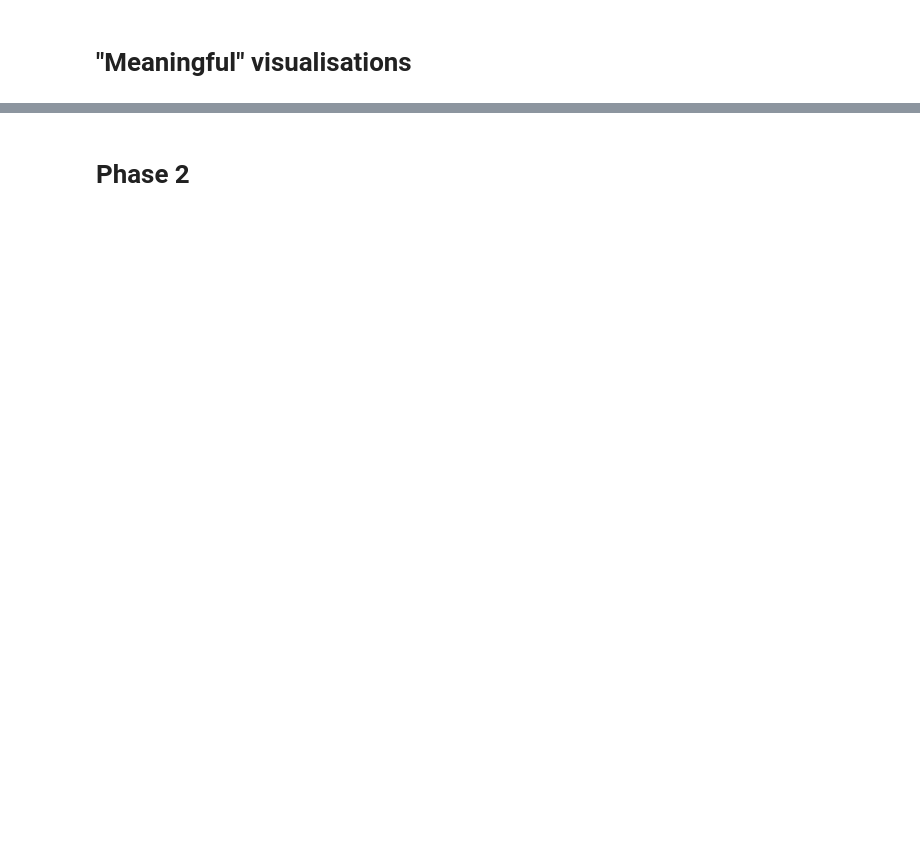
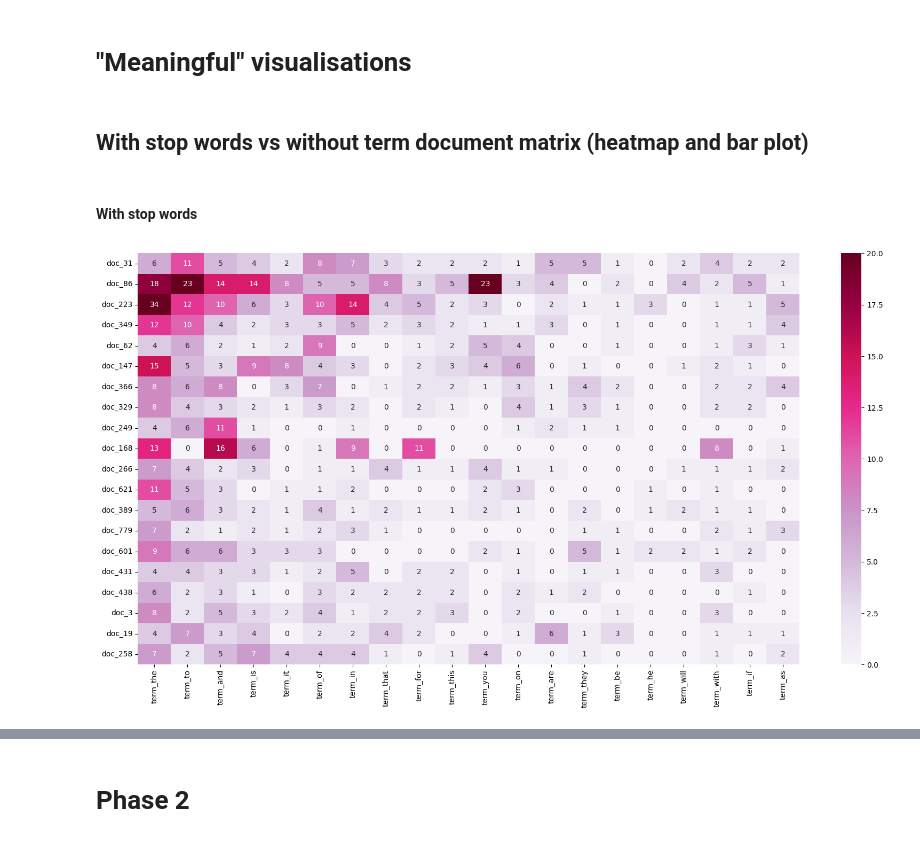
Before and after one commit to v1d4r1337/DM2025-Lab1-Exercise, a Jupyter notebook: DM2025-Lab1-Homework.ipynb, the cells around one changed output, grey strips where cells are left out. Saved outputs shown, nothing was run; the diff lists cells and outputs as text; code cells hidden in the pictures; blank space fills up the shorter version.

```diff
--- a/DM2025-Lab1-Homework.ipynb
+++ b/DM2025-Lab1-Homework.ipynb
@@ -243,0 +285,20 @@ cleaned_dt_df
+# %% [markdown]
+## With stop words vs without term document matrix (heatmap and bar plot)
+# %% [markdown]
+#### With stop words
+# %%
+top_20_doc = dt_df.astype(bool).sum(axis=1).nlargest(n=20)
+top_20_word = dt_df.sum(axis=0).nlargest(n=20)
+
+plot_x = ["term_" + str(i) for i in count_vect.get_feature_names_out()[top_20_word.index]]
+plot_y = ["doc_" + str(i) for i in top_20_doc.index]
+plot_z = df_counts[top_20_doc.index][:, top_20_word.index].toarray()
+
+df_todraw = pd.DataFrame(plot_z, columns = plot_x, index = plot_y)
+plt.subplots(figsize=(20, 10))
+ax = sns.heatmap(df_todraw,
+                 cmap="PuRd",
+                 fmt="g",
+                 vmin=0, vmax=20, annot=True)
+# %% [output]
+[figure, added]
```
Also changed, not shown: parts of 18 cells of this notebook, 3 other files.
